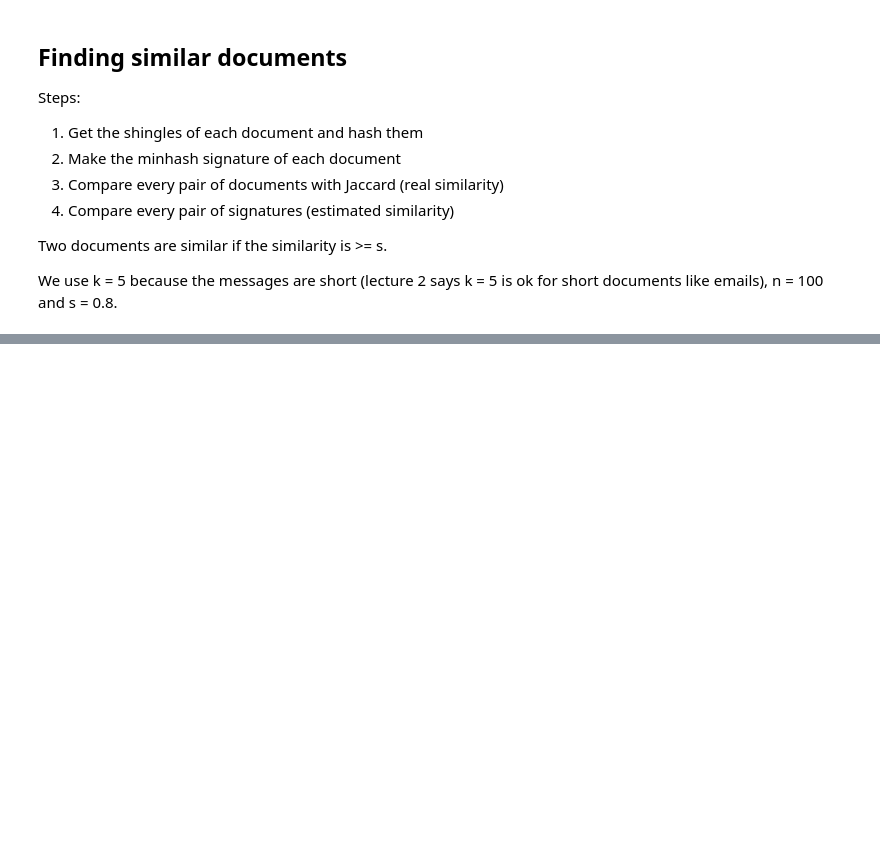
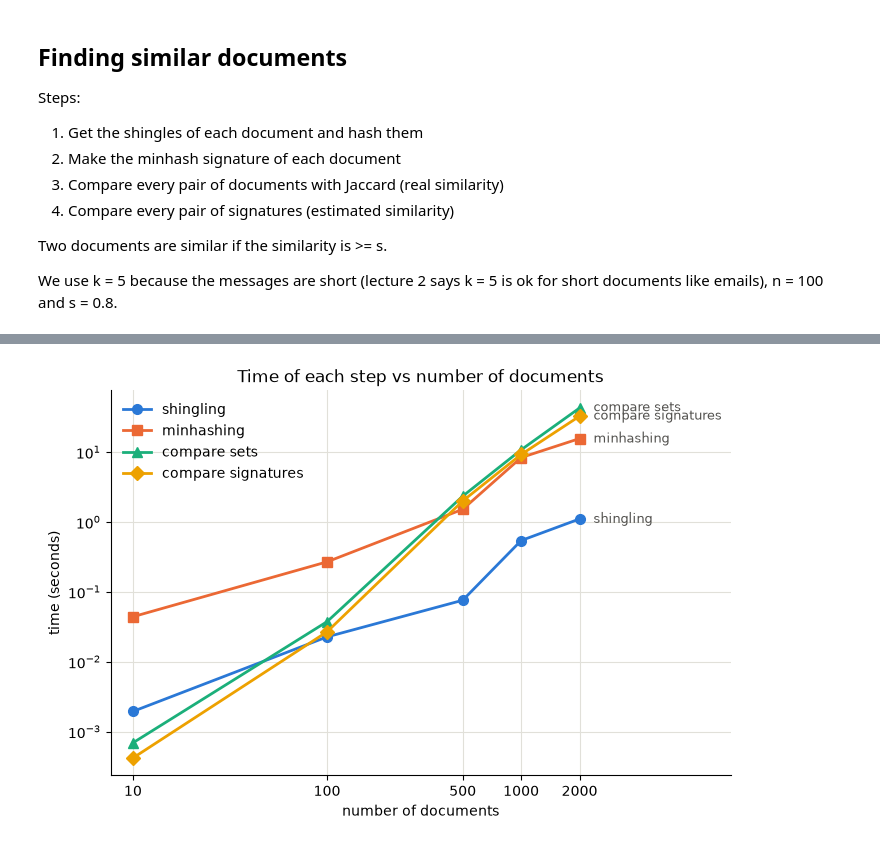
Before and after one commit to Val0007/Data-mining-course, a Jupyter notebook: shingle.ipynb, the cells around one changed output, grey strips where cells are left out. Cells and saved outputs as stored; diff of their text form; code cells hidden in the pictures; blank space fills up the shorter version.

Commit message:
graphs and requirements.txt added

```diff
--- a/shingle.ipynb
+++ b/shingle.ipynb
@@ -258,0 +296,33 @@ pd.DataFrame(rows).sort_values("Jaccard").head(15)
+# %%
+import matplotlib.pyplot as plt
+
+# graph 1: time of each step vs number of documents
+times_df = pd.DataFrame(results)   # not rounded, because a log scale can't show 0
+steps = ["shingling (s)", "minhashing (s)", "compare sets (s)", "compare signatures (s)"]
+colors = ["#2a78d6", "#eb6834", "#1baf7a", "#eda100"]
+markers = ["o", "s", "^", "D"]
+
+fig, ax = plt.subplots(figsize=(8, 5))
+for step, color, marker in zip(steps, colors, markers):
+    name = step.replace(" (s)", "")
+    ax.plot(times_df["documents"], times_df[step], color=color, marker=marker, linewidth=2, markersize=7, label=name)
+    # write the name at the end of each line
+    ax.annotate(name, (times_df["documents"].iloc[-1], times_df[step].iloc[-1]),
+                xytext=(10, 0), textcoords="offset points", va="center", fontsize=9, color="#52514e")
+
+ax.set_xscale("log")
+ax.set_yscale("log")
+ax.set_xticks(times_df["documents"])
+ax.set_xticklabels(times_df["documents"])
+ax.minorticks_off()
+ax.set_xlim(right=times_df["documents"].max() * 6)   # space for the names at the end of the lines
+ax.set_xlabel("number of documents")
+ax.set_ylabel("time (seconds)")
+ax.set_title("Time of each step vs number of documents")
+ax.grid(True, color="#e1e0d9", linewidth=0.8)
+ax.spines["top"].set_visible(False)
+ax.spines["right"].set_visible(False)
+ax.legend(loc="upper left", frameon=False)
+plt.show()
+# %% [output]
+[figure, added]
```
Also changed, not shown: parts of 14 cells of this notebook, 1 other file.
